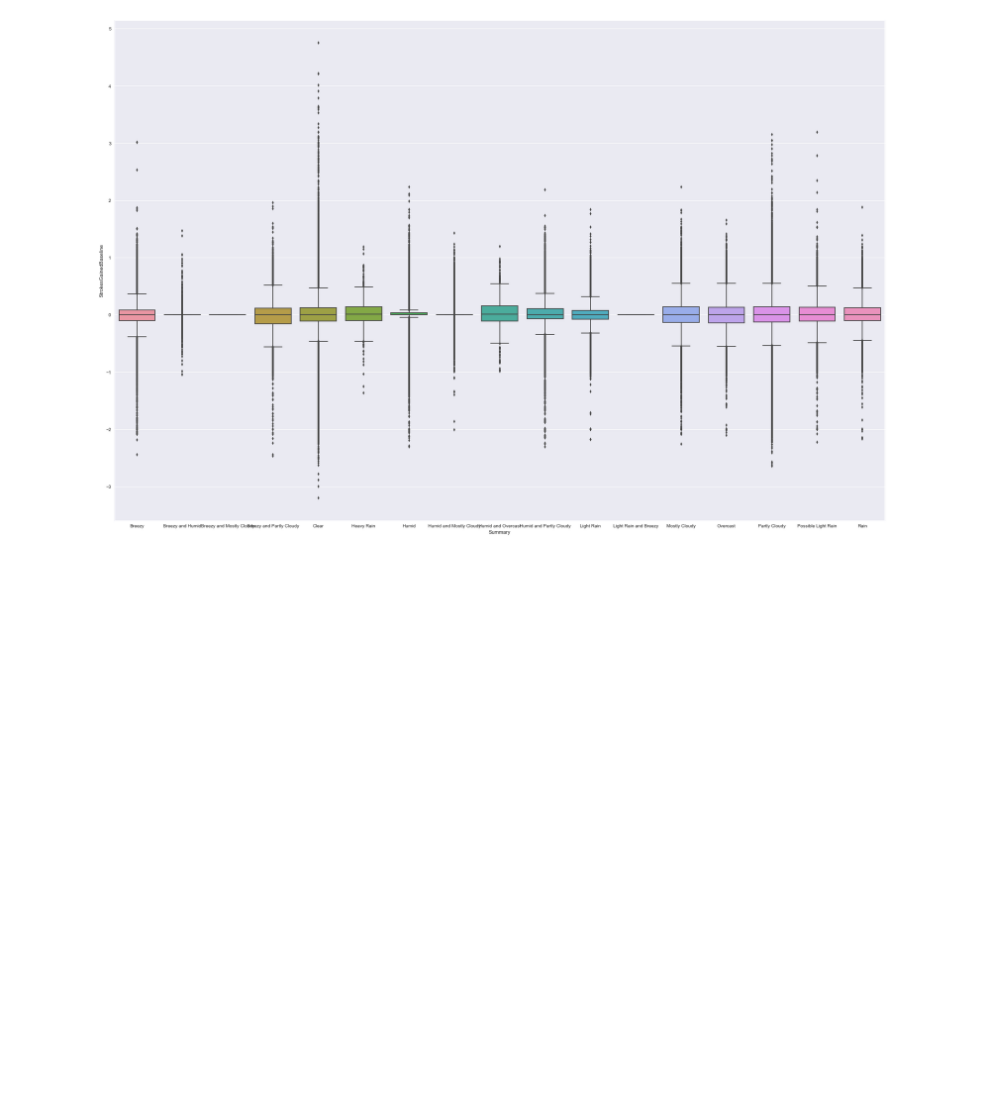
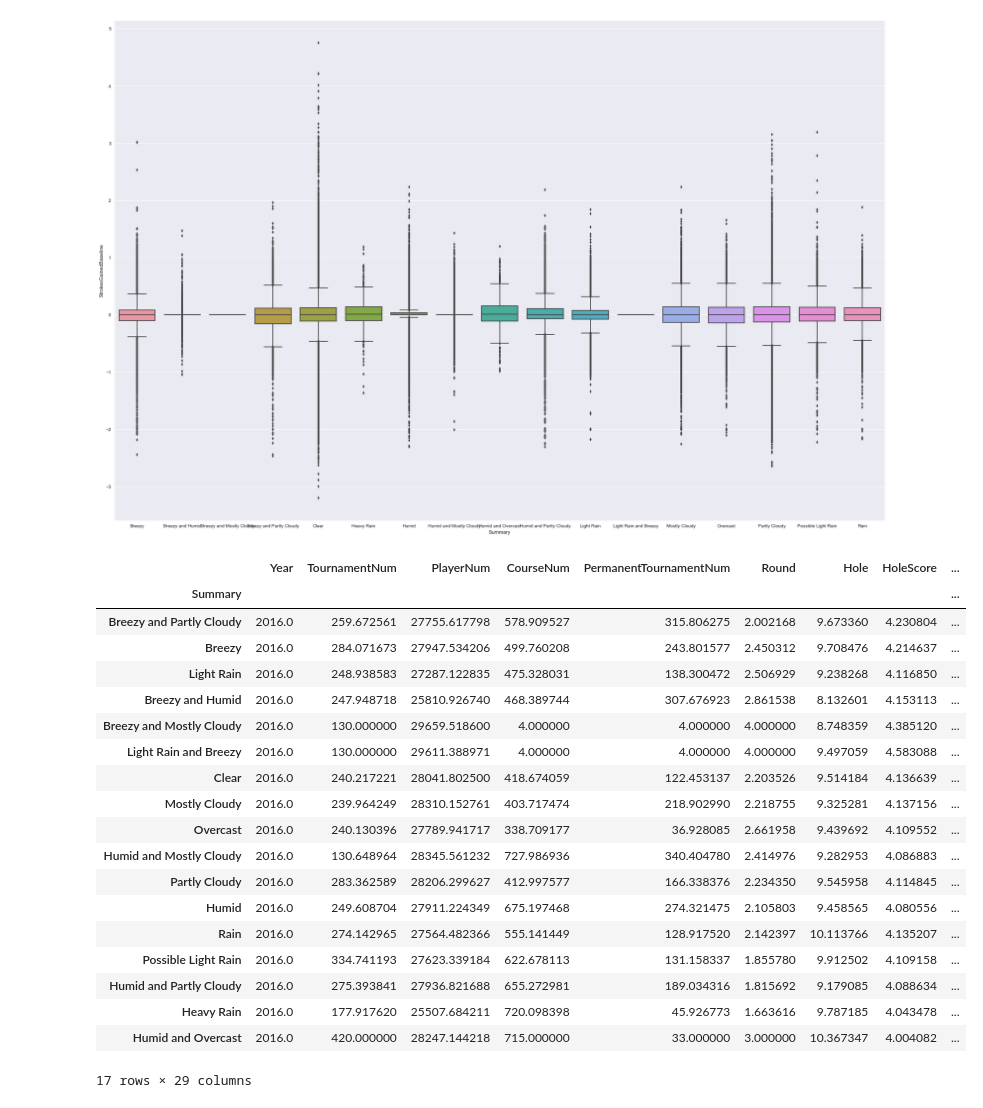
Before and after one commit to awfuldynne/golf_course_project, a Jupyter notebook: personal/epripstein/2016_EDA.ipynb, the cells around one changed output. Saved outputs shown, nothing was run; the diff lists cells and outputs as text; code cells hidden in the pictures; blank space fills up the shorter version.

```diff
--- a/personal/epripstein/2016_EDA.ipynb
+++ b/personal/epripstein/2016_EDA.ipynb
@@ -139,3 +139,26 @@ sns.boxplot(x = 'Summary', y = 'StrokesGainedBaseline', data = df_2016)
 # %% [output]
 <matplotlib.axes._subplots.AxesSubplot at 0x...>
 [figure]
+# %%
+df_2016.groupby(['Summary']).mean().sort_values('StrokesGainedBaseline')
+# %% [output]
+|  | Year | TournamentNum | PlayerNum | CourseNum | PermanentTournamentNum | Round | Hole | HoleScore | ... |
+| Summary |  |  |  |  |  |  |  |  | ... |
+| Breezy and Partly Cloudy | 2016.0 | 259.672561 | 27755.617798 | 578.909527 | 315.806275 | 2.002168 | 9.673360 | 4.230804 | ... |
+| Breezy | 2016.0 | 284.071673 | 27947.534206 | 499.760208 | 243.801577 | 2.450312 | 9.708476 | 4.214637 | ... |
+| Light Rain | 2016.0 | 248.938583 | 27287.122835 | 475.328031 | 138.300472 | 2.506929 | 9.238268 | 4.116850 | ... |
+| Breezy and Humid | 2016.0 | 247.948718 | 25810.926740 | 468.389744 | 307.676923 | 2.861538 | 8.132601 | 4.153113 | ... |
+| Breezy and Mostly Cloudy | 2016.0 | 130.000000 | 29659.518600 | 4.000000 | 4.000000 | 4.000000 | 8.748359 | 4.385120 | ... |
+| Light Rain and Breezy | 2016.0 | 130.000000 | 29611.388971 | 4.000000 | 4.000000 | 4.000000 | 9.497059 | 4.583088 | ... |
+| Clear | 2016.0 | 240.217221 | 28041.802500 | 418.674059 | 122.453137 | 2.203526 | 9.514184 | 4.136639 | ... |
+| Mostly Cloudy | 2016.0 | 239.964249 | 28310.152761 | 403.717474 | 218.902990 | 2.218755 | 9.325281 | 4.137156 | ... |
+| Overcast | 2016.0 | 240.130396 | 27789.941717 | 338.709177 | 36.928085 | 2.661958 | 9.439692 | 4.109552 | ... |
+| Humid and Mostly Cloudy | 2016.0 | 130.648964 | 28345.561232 | 727.986936 | 340.404780 | 2.414976 | 9.282953 | 4.086883 | ... |
+| Partly Cloudy | 2016.0 | 283.362589 | 28206.299627 | 412.997577 | 166.338376 | 2.234350 | 9.545958 | 4.114845 | ... |
+| Humid | 2016.0 | 249.608704 | 27911.224349 | 675.197468 | 274.321475 | 2.105803 | 9.458565 | 4.080556 | ... |
+| Rain | 2016.0 | 274.142965 | 27564.482366 | 555.141449 | 128.917520 | 2.142397 | 10.113766 | 4.135207 | ... |
+| Possible Light Rain | 2016.0 | 334.741193 | 27623.339184 | 622.678113 | 131.158337 | 1.855780 | 9.912502 | 4.109158 | ... |
+| Humid and Partly Cloudy | 2016.0 | 275.393841 | 27936.821688 | 655.272981 | 189.034316 | 1.815692 | 9.179085 | 4.088634 | ... |
+| Heavy Rain | 2016.0 | 177.917620 | 25507.684211 | 720.098398 | 45.926773 | 1.663616 | 9.787185 | 4.043478 | ... |
+| Humid and Overcast | 2016.0 | 420.000000 | 28247.144218 | 715.000000 | 33.000000 | 3.000000 | 10.367347 | 4.004082 | ... |
+17 rows × 29 columns
```
